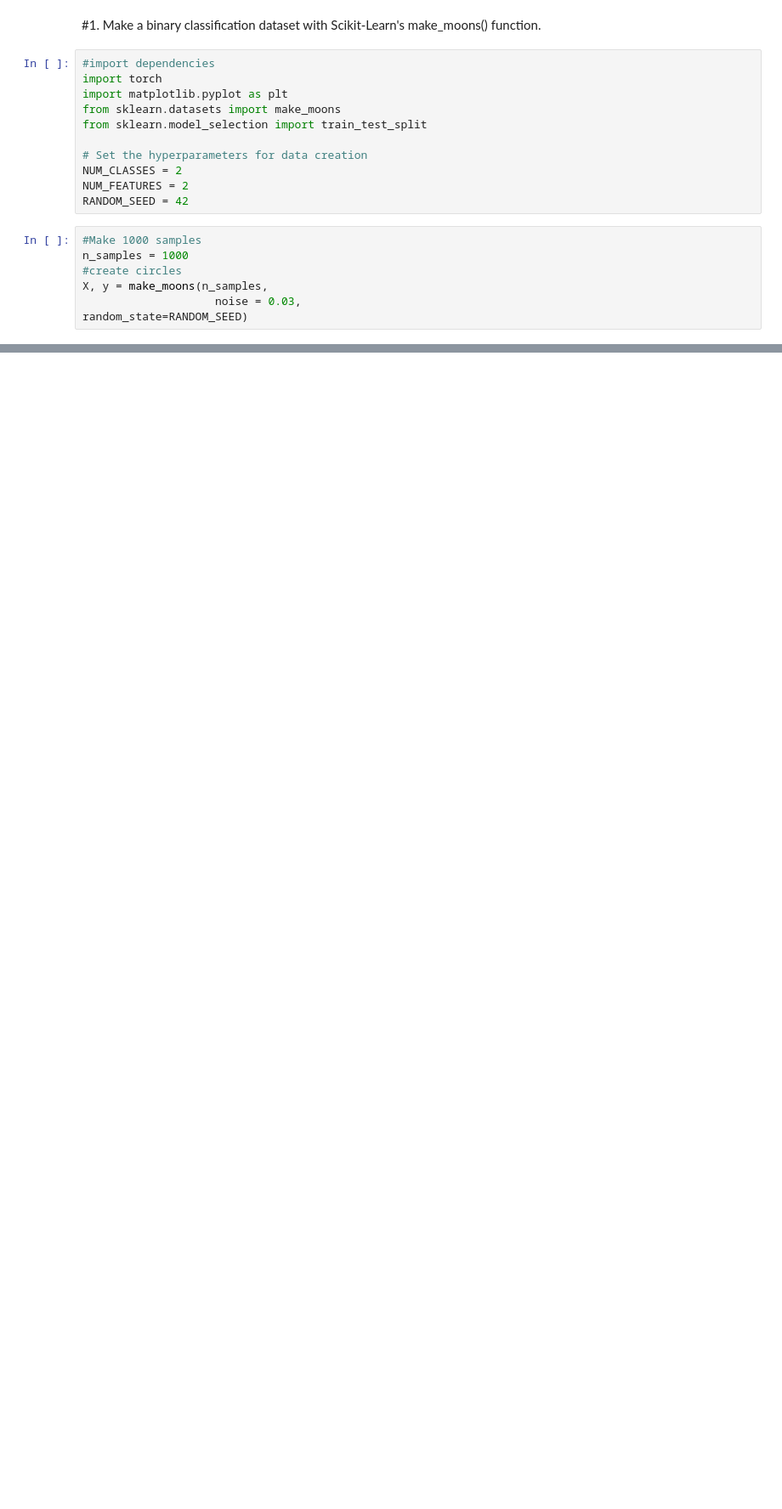
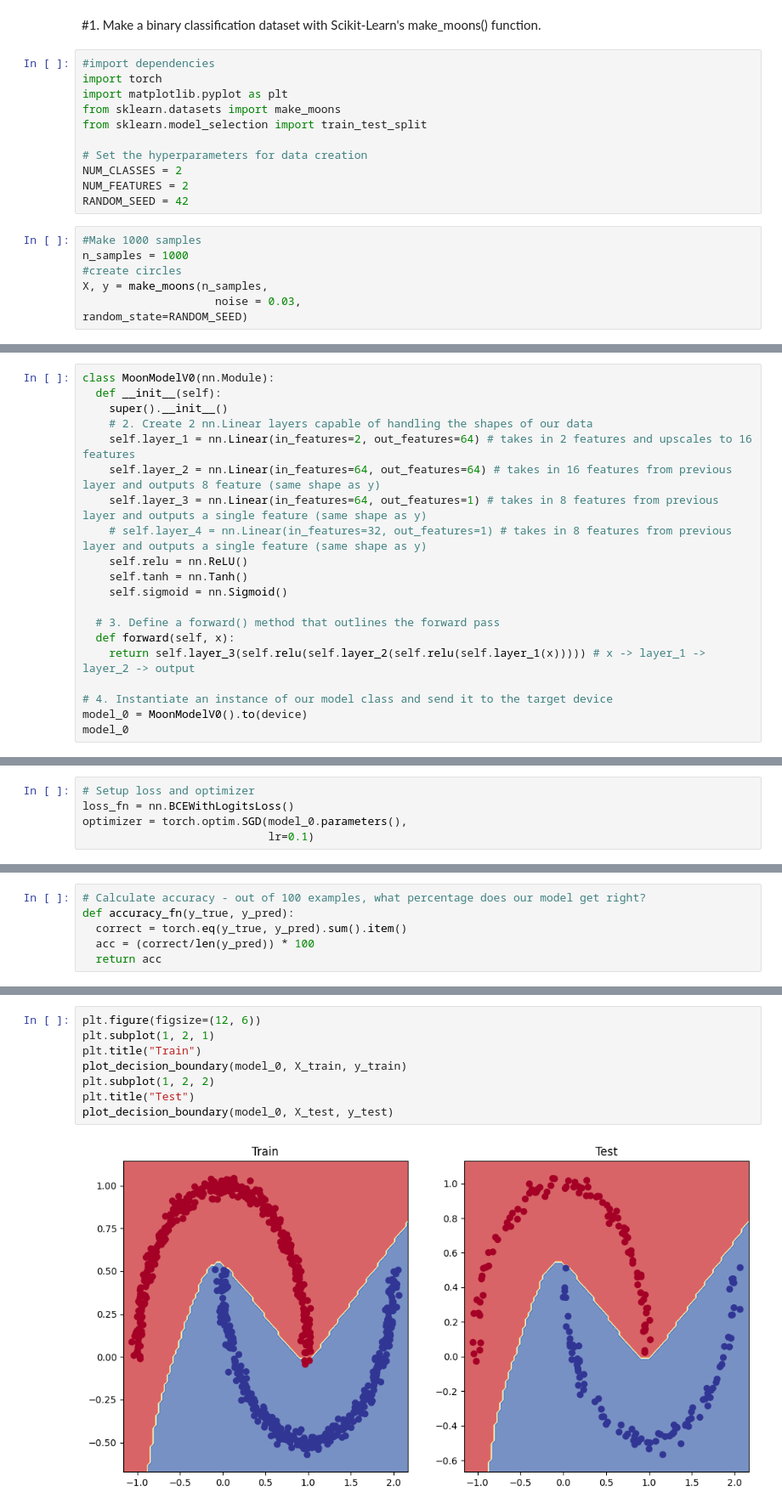
Before and after one commit to mismatchgit/PyTorch-tutorial-freecodecamp, a Jupyter notebook: pytorch_classification_exercise.ipynb, the cells around one changed output, grey strips where cells are left out. Shown at 85% size. Drawn from its saved outputs; the diff is of its cells as text; blank space fills up the shorter version.

```diff
--- a/pytorch_classification_exercise.ipynb
+++ b/pytorch_classification_exercise.ipynb
@@ -21,0 +66,20 @@ X, y = make_moons(n_samples,
+# %%
+class MoonModelV0(nn.Module):
+  def __init__(self):
+    super().__init__()
+    # 2. Create 2 nn.Linear layers capable of handling the shapes of our data
+    self.layer_1 = nn.Linear(in_features=2, out_features=64) # takes in 2 features and upscales to 16 features
+    self.layer_2 = nn.Linear(in_features=64, out_features=64) # takes in 16 features from previous layer and outputs 8 feature (same shape as y)
+    self.layer_3 = nn.Linear(in_features=64, out_features=1) # takes in 8 features from previous layer and outputs a single feature (same shape as y)
+    # self.layer_4 = nn.Linear(in_features=32, out_features=1) # takes in 8 features from previous layer and outputs a single feature (same shape as y)
+    self.relu = nn.ReLU()
+    self.tanh = nn.Tanh()
+    self.sigmoid = nn.Sigmoid()
+
+  # 3. Define a forward() method that outlines the forward pass
+  def forward(self, x):
+    return self.layer_3(self.relu(self.layer_2(self.relu(self.layer_1(x))))) # x -> layer_1 ->  layer_2 -> output
+
+# 4. Instantiate an instance of our model class and send it to the target device
+model_0 = MoonModelV0().to(device)
+model_0
@@ -21,0 +97,5 @@ X, y = make_moons(n_samples,
+# %%
+# Setup loss and optimizer
+loss_fn = nn.BCEWithLogitsLoss()
+optimizer = torch.optim.SGD(model_0.parameters(),
+                            lr=0.1)
@@ -21,0 +104,6 @@ X, y = make_moons(n_samples,
+# %%
+# Calculate accuracy - out of 100 examples, what percentage does our model get right?
+def accuracy_fn(y_true, y_pred):
+  correct = torch.eq(y_true, y_pred).sum().item()
+  acc = (correct/len(y_pred)) * 100
+  return acc
@@ -21,0 +193,10 @@ X, y = make_moons(n_samples,
+# %%
+plt.figure(figsize=(12, 6))
+plt.subplot(1, 2, 1)
+plt.title("Train")
+plot_decision_boundary(model_0, X_train, y_train)
+plt.subplot(1, 2, 2)
+plt.title("Test")
+plot_decision_boundary(model_0, X_test, y_test)
+# %% [output]
+[figure, added]
```
Also changed, not shown: parts of 33 cells of this notebook.
